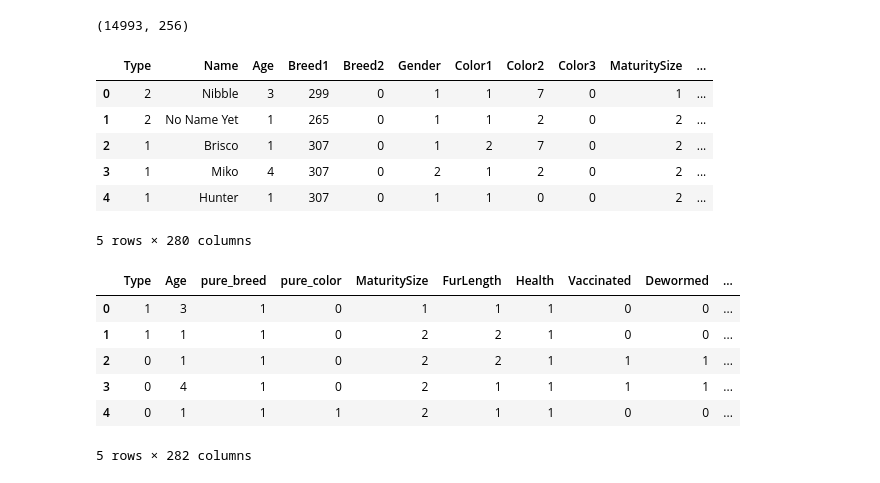
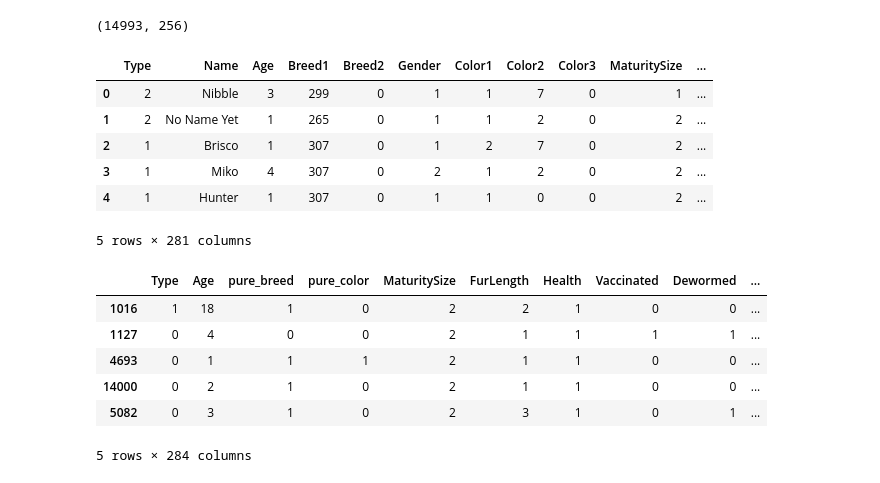
Before and after one commit to kiendang/petfinder, a Jupyter notebook: src/master.ipynb, the cells around one changed output. Cells and saved outputs as stored; diff of their text form; code cells hidden in the pictures.

```diff
--- a/src/master.ipynb
+++ b/src/master.ipynb
@@ -107,8 +115,11 @@ img_features_df = pd.DataFrame(img_features, columns=(f'img_feature_{i}' for i i
 img_features_df.shape
 # %% [output]
 (14993, 256)
+# %%
+img_sizes = np.asarray([img_get_size(id) for id in df.PetID])
 # %%
 df = pd.concat([df, img_features_df], axis=1, sort=False)
+df['img_size'] = img_sizes
 df.head()
 # %% [output]
 |  | Type | Name | Age | Breed1 | Breed2 | Gender | Color1 | Color2 | Color3 | MaturitySize | ... |
@@ -117,7 +128,7 @@ df.head()
 | 2 | 1 | Brisco | 1 | 307 | 0 | 1 | 2 | 7 | 0 | 2 | ... |
 | 3 | 1 | Miko | 4 | 307 | 0 | 2 | 1 | 2 | 0 | 2 | ... |
 | 4 | 1 | Hunter | 1 | 307 | 0 | 1 | 1 | 0 | 0 | 2 | ... |
-5 rows × 280 columns
+5 rows × 281 columns
 # %%
 image_feature_columns = [col for col in df if col.startswith('img_feature_')]
 # %%
@@ -142,6 +153,11 @@ def text_process(mess):
     return ' '.join(word for word in nopunc.split() if word not in stopwords.words('english'))
 # %%
 def prepare(df):
+
+    rescuer_count = df.groupby(['RescuerID'])['PetID'].count().reset_index()
+    rescuer_count.columns = ['RescuerID', 'RescuerID_COUNT']
+    df = df.merge(rescuer_count, how='left', on='RescuerID')
+
     df = df.copy(deep=True)
     df.Description = np.asarray([text_process(text) for text in df.Description.astype(str)])
     df['pure_breed'] = np.where(df.Breed2 == 0, 1, 0)
@@ -164,7 +180,9 @@ def prepare(df):
         'Vaccinated', 'Dewormed', 'Sterilized',
         'Quantity', 'Fee', 'VideoAmt', 'PhotoAmt',
         'Description',
+        'RescuerID_COUNT',
         'Breed1', 'Breed2', 'State',
+        'img_size',
         *[col for col in df if col.startswith('Gender_')],
         *[col for col in df if col.startswith('Color_')],
         *image_feature_columns
@@ -172,13 +190,4 @@ def prepare(df):
     df = df[features]
     return df
 # %%
-features_df = prepare(df)
-features_df.head()
+data = prepare(df)
-# %% [output]
-|  | Type | Age | pure_breed | pure_color | MaturitySize | FurLength | Health | Vaccinated | Dewormed | ... |
-| 0 | 1 | 3 | 1 | 0 | 1 | 1 | 1 | 0 | 0 | ... |
-| 1 | 1 | 1 | 1 | 0 | 2 | 2 | 1 | 0 | 0 | ... |
-| 2 | 0 | 1 | 1 | 0 | 2 | 2 | 1 | 1 | 1 | ... |
-| 3 | 0 | 4 | 1 | 0 | 2 | 1 | 1 | 1 | 1 | ... |
-| 4 | 0 | 1 | 1 | 1 | 2 | 1 | 1 | 0 | 0 | ... |
-5 rows × 282 columns
@@ -184,0 +196,12 @@ features_df.head()
+# %%
+features_df, test_df, y_train, y_test = train_test_split(data, df.AdoptionSpeed, test_size=0.2,
+                                                         random_state=random_state)
+features_df.head()
+# %% [output]
+|  | Type | Age | pure_breed | pure_color | MaturitySize | FurLength | Health | Vaccinated | Dewormed | ... |
+| 1016 | 1 | 18 | 1 | 0 | 2 | 2 | 1 | 0 | 0 | ... |
+| 1127 | 0 | 4 | 0 | 0 | 2 | 1 | 1 | 1 | 1 | ... |
+| 4693 | 0 | 1 | 1 | 1 | 2 | 1 | 1 | 0 | 0 | ... |
+| 14000 | 0 | 2 | 1 | 0 | 2 | 1 | 1 | 0 | 0 | ... |
+| 5082 | 0 | 3 | 1 | 0 | 2 | 3 | 1 | 0 | 1 | ... |
+5 rows × 284 columns
```
Also changed, not shown: parts of 17 cells of this notebook.
